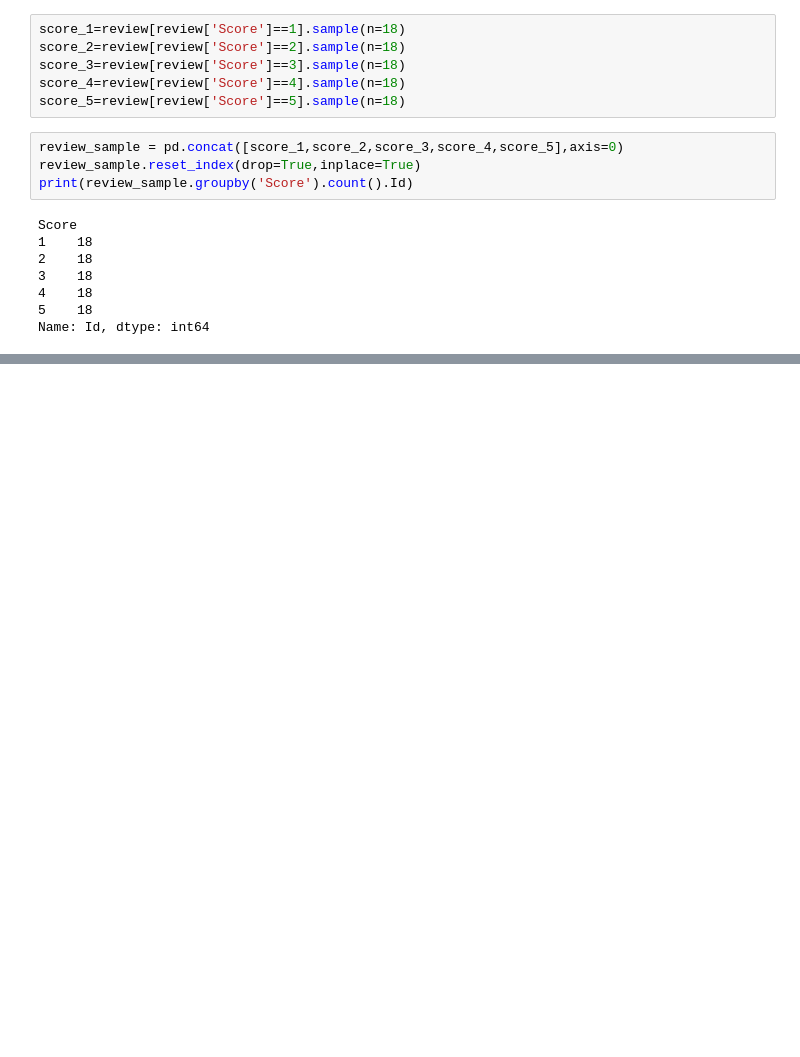
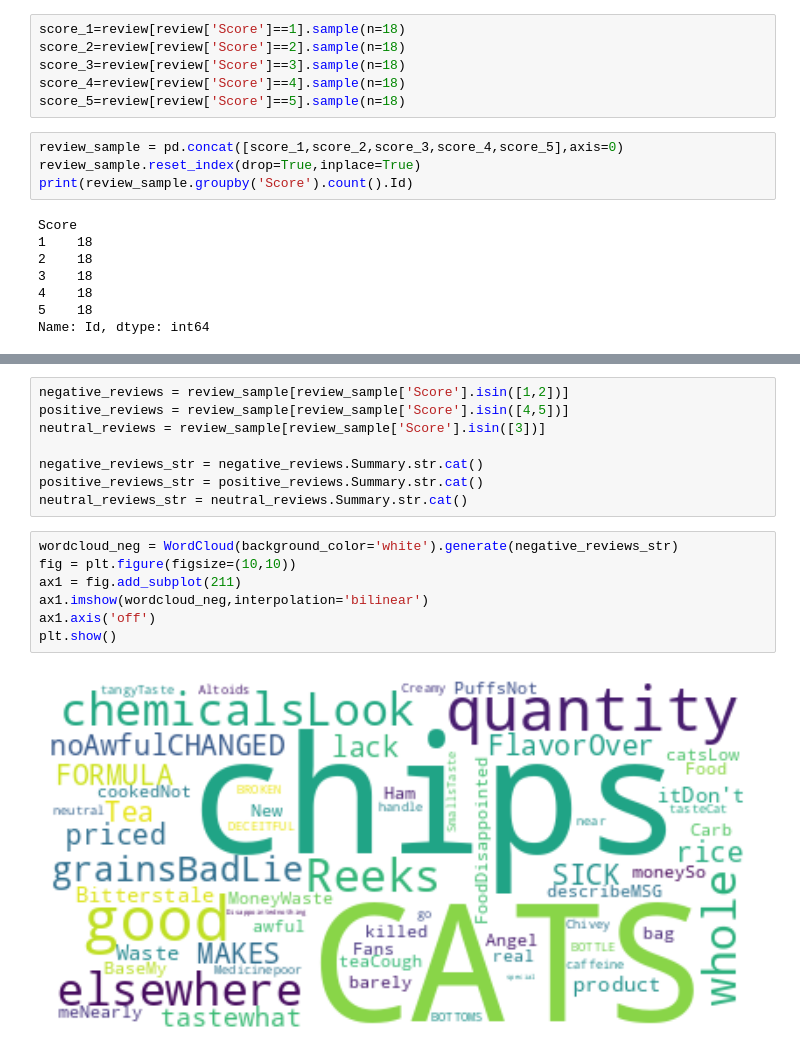
Before and after one commit to Bhuvansai-16/ExcelR-assignemts, a Jupyter notebook: Sentiment_analysis_project.ipynb, the cells around one changed output, grey strips where cells are left out. Saved outputs shown, nothing was run; the diff lists cells and outputs as text; blank space fills up the shorter version.

```diff
--- a/Sentiment_analysis_project.ipynb
+++ b/Sentiment_analysis_project.ipynb
@@ -172,0 +182,17 @@ plt.show()
+# %%
+negative_reviews = review_sample[review_sample['Score'].isin([1,2])]
+positive_reviews = review_sample[review_sample['Score'].isin([4,5])]
+neutral_reviews = review_sample[review_sample['Score'].isin([3])]
+
+negative_reviews_str = negative_reviews.Summary.str.cat()
+positive_reviews_str = positive_reviews.Summary.str.cat()
+neutral_reviews_str = neutral_reviews.Summary.str.cat()
+# %%
+wordcloud_neg = WordCloud(background_color='white').generate(negative_reviews_str)
+fig = plt.figure(figsize=(10,10))
+ax1 = fig.add_subplot(211)
+ax1.imshow(wordcloud_neg,interpolation='bilinear')
+ax1.axis('off')
+plt.show()
+# %% [output]
+[figure, added]
```
Also changed, not shown: parts of 11 cells of this notebook.
